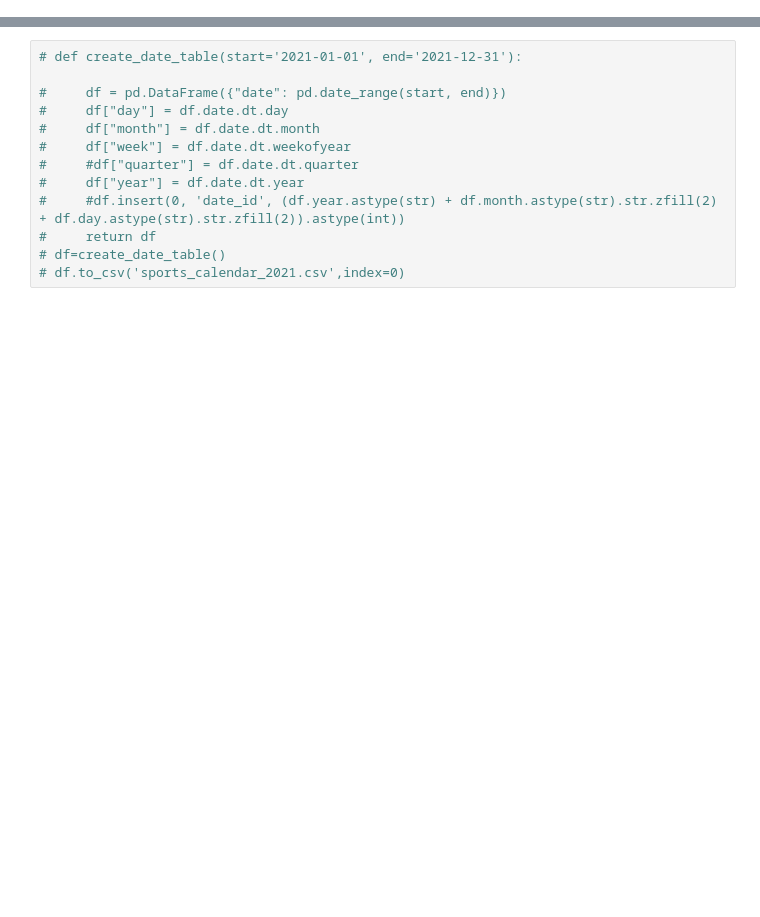
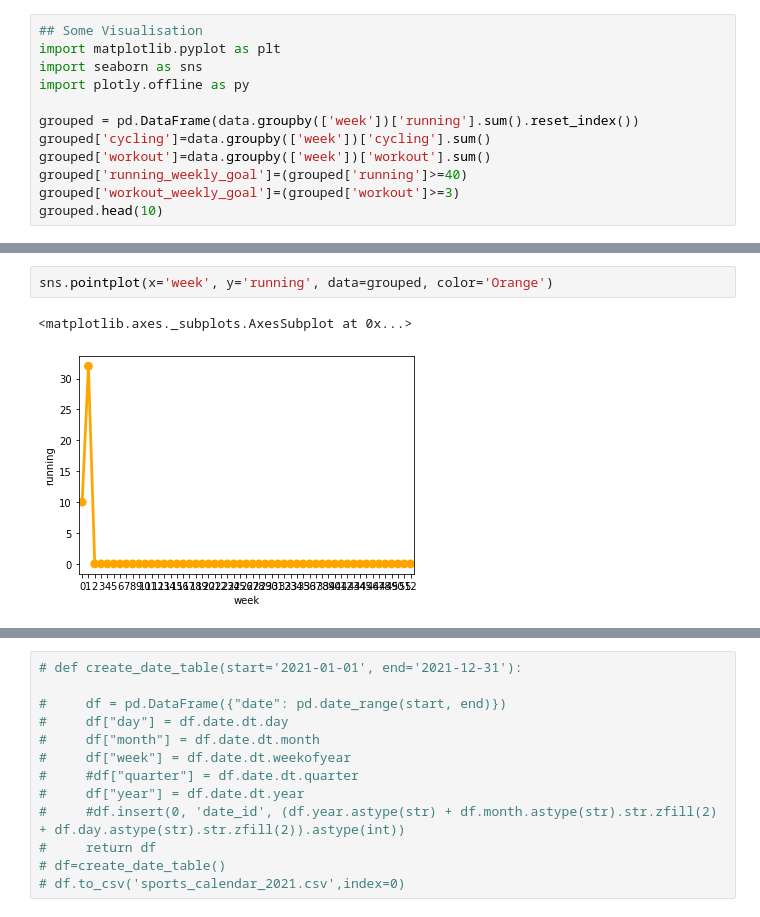
Before and after one commit to odartsi/Sports_analysis_2021, a Jupyter notebook: Sports_calendar_2021.ipynb, the cells around one changed output, grey strips where cells are left out. Drawn from its saved outputs; the diff is of its cells as text; blank space fills up the shorter version.

```diff
--- a/Sports_calendar_2021.ipynb
+++ b/Sports_calendar_2021.ipynb
@@ -21,2 +22,14 @@ data.head(10)
 | 8 | 2021-01-09 | 9 | 1 | 1 | 2021 | 0 | 0 | 0 |
 | 9 | 2021-01-10 | 10 | 1 | 1 | 2021 | 0 | 0 | 0 |
+# %%
+## Some Visualisation
+import matplotlib.pyplot as plt
+import seaborn as sns
+import plotly.offline as py
+
+grouped = pd.DataFrame(data.groupby(['week'])['running'].sum().reset_index())
+grouped['cycling']=data.groupby(['week'])['cycling'].sum()
+grouped['workout']=data.groupby(['week'])['workout'].sum()
+grouped['running_weekly_goal']=(grouped['running']>=40)
+grouped['workout_weekly_goal']=(grouped['workout']>=3)
+grouped.head(10)
@@ -22,0 +48,5 @@ data.head(10)
+# %%
+sns.pointplot(x='week', y='running', data=grouped, color='Orange')
+# %% [output]
+<matplotlib.axes._subplots.AxesSubplot at 0x...>
+[figure, added]
```
Also changed, not shown: parts of 6 cells of this notebook.
